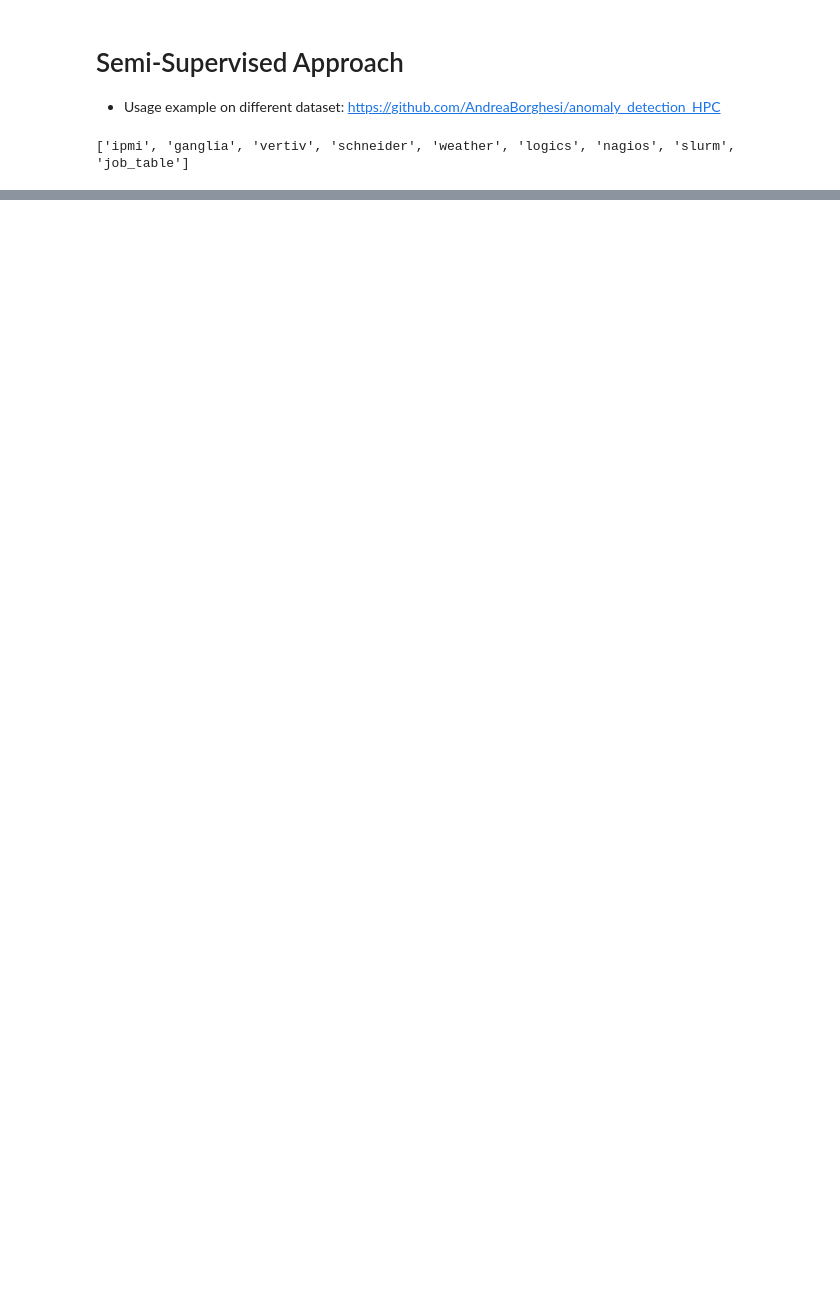
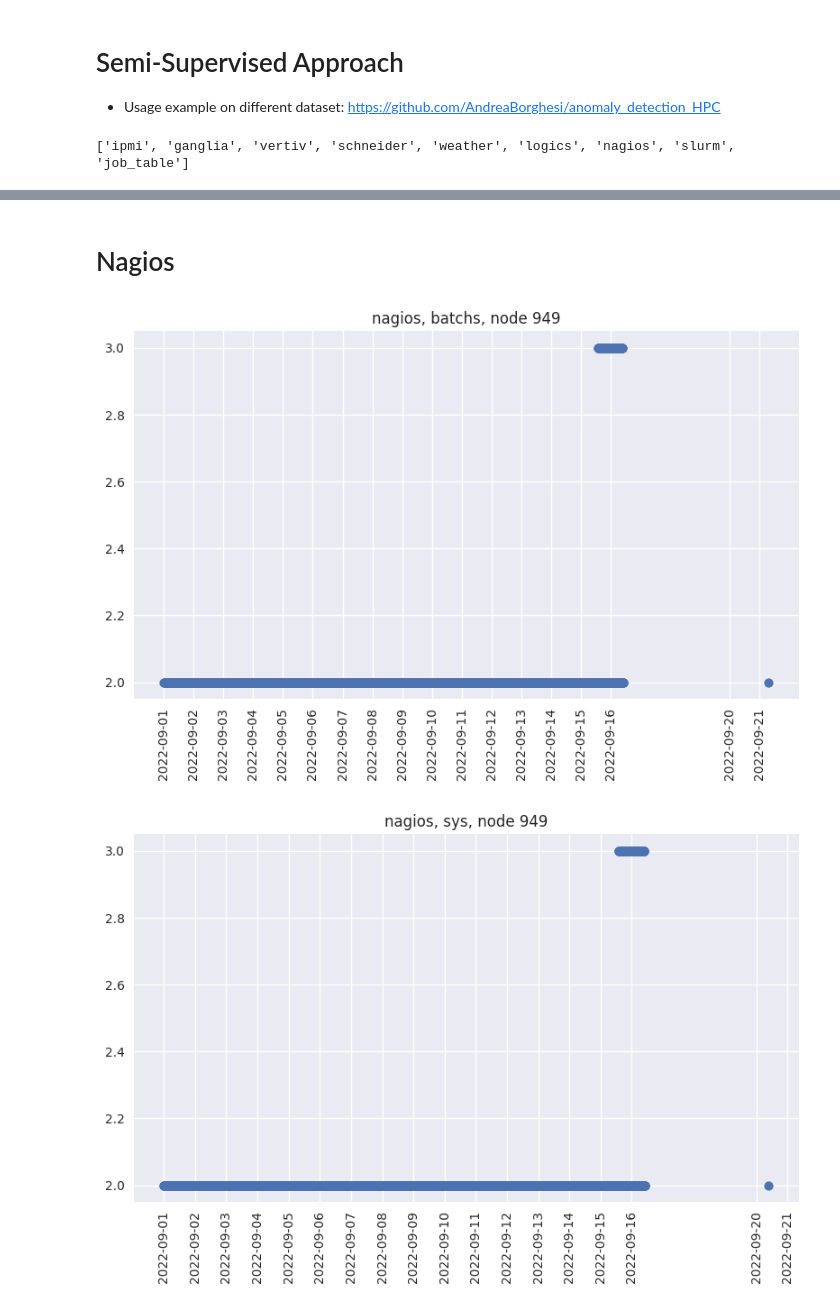
Before and after one commit to RiccardoEvangelisti/Anomaly-Detection, a Jupyter notebook: task/semi-supervised/main.ipynb, the cells around one changed output, grey strips where cells are left out. Saved outputs shown, nothing was run; the diff lists cells and outputs as text; code cells hidden in the pictures; blank space fills up the shorter version.

```diff
--- a/task/semi-supervised/main.ipynb
+++ b/task/semi-supervised/main.ipynb
@@ -55,0 +133,26 @@ display(
+# %%
+node_selected = "949"
+# %% [markdown]
+# Nagios
+# %%
+df_nagios = (
+    client.query_plugins(plugins="nagios", node=node_selected)
+    .sort_values(by="timestamp", ascending=True)
+    .query("value in [1,2,3]")
+)
+df_nagios["tag"] = df_nagios.loc[:, "description"].apply(lambda x: x.split(":")[0])
+for tag in df_nagios["tag"].unique():
+    df_nagios_plot = df_nagios.loc[df_nagios["tag"] == tag]
+    plt.scatter(df_nagios_plot["timestamp"], df_nagios_plot["value"])
+    plt.title("{}, {}, node {}".format("nagios", tag, node_selected))
+    plt.xticks(rotation="vertical")
+    plt.xticks(
+        df_nagios["timestamp"]
+        .apply(lambda x: datetime.strftime(x, "%Y-%m-%d"))
+        .unique()
+    )
+    plt.tight_layout()
+    plt.show()
+# %% [output]
+[figure, added]
+[figure, added]
```
Also changed, not shown: parts of 12 cells of this notebook.
